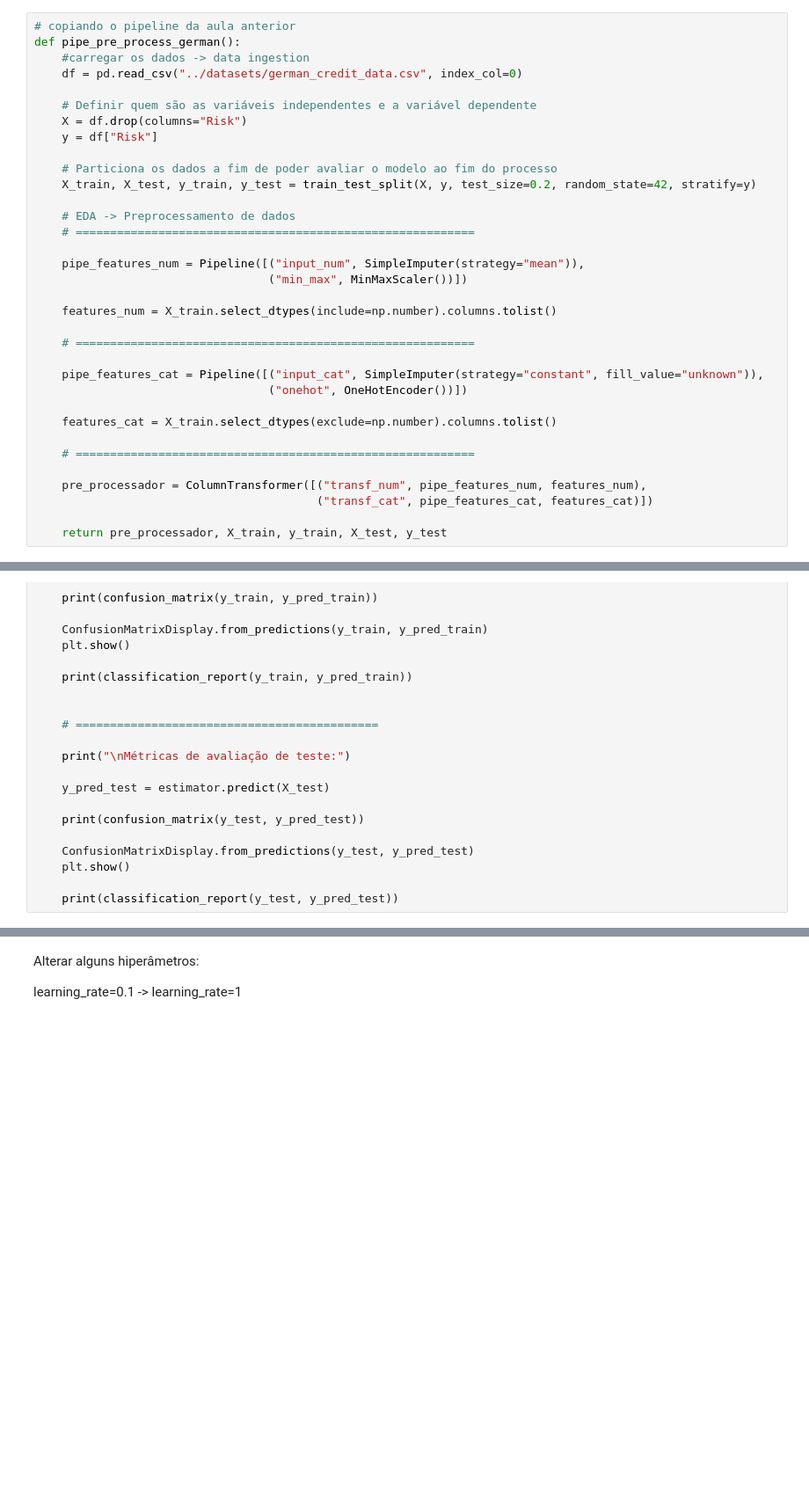
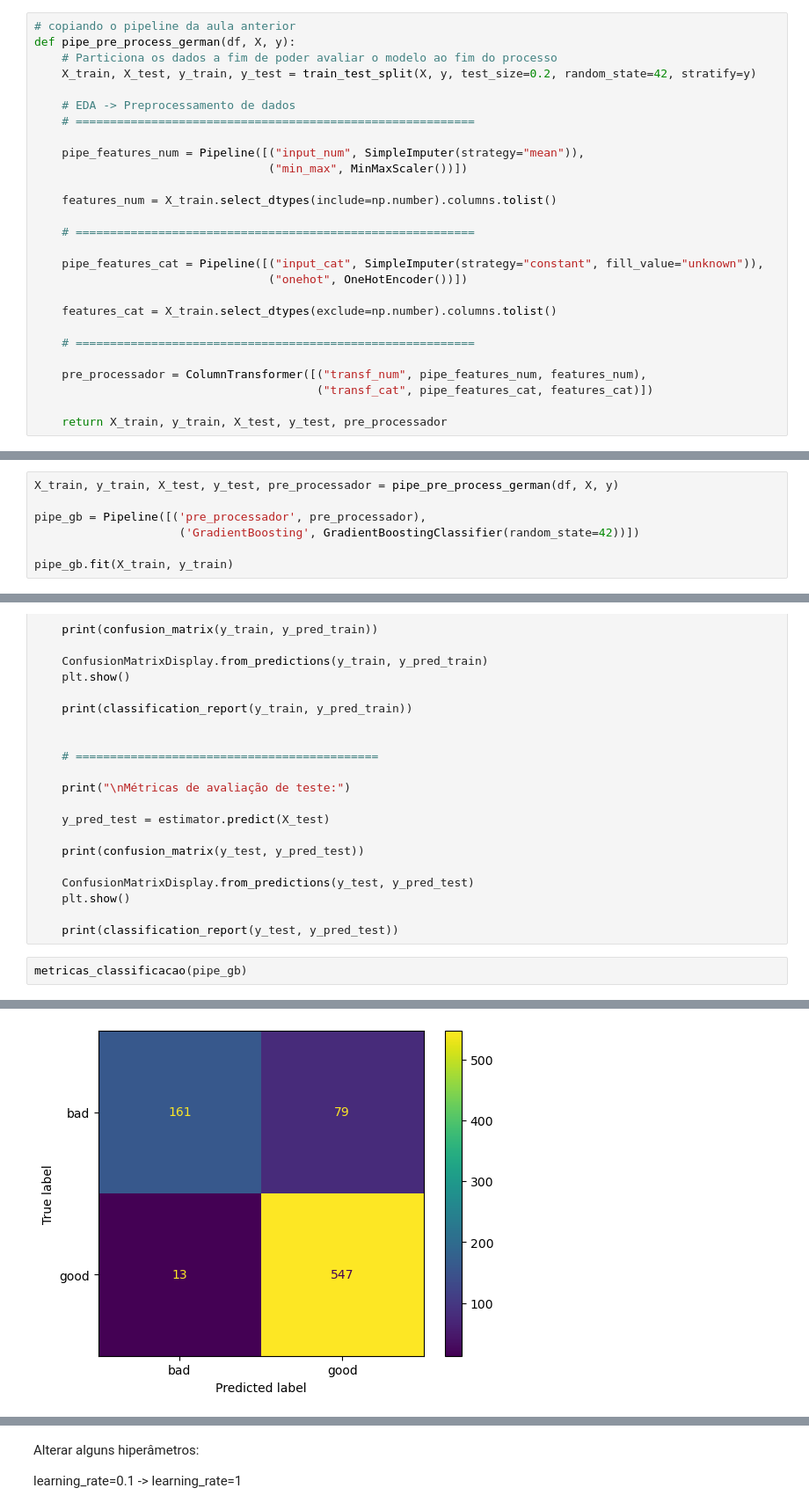
Before and after one commit to brunoissamo/Be-Tech-by-Braskem, a Jupyter notebook: Aula 03/3.2 Métodos Ensemble - parte II.ipynb, the cells around one changed output, grey strips where cells are left out. Shown at 88% size. Saved outputs shown, nothing was run; the diff lists cells and outputs as text; blank space fills up the shorter version.

```diff
--- a/Aula 03/3.2 Métodos Ensemble - parte II.ipynb
+++ b/Aula 03/3.2 Métodos Ensemble - parte II.ipynb
@@ -86,14 +86,7 @@ from sklearn.metrics import classification_report, confusion_matrix, ConfusionMa
 from sklearn.ensemble import GradientBoostingClassifier
 # %%
 # copiando o pipeline da aula anterior
-def pipe_pre_process_german():
-    #carregar os dados -> data ingestion
-    df = pd.read_csv("../datasets/german_credit_data.csv", index_col=0)
-
-    # Definir quem são as variáveis independentes e a variável dependente
-    X = df.drop(columns="Risk")
-    y = df["Risk"]
-
+def pipe_pre_process_german(df, X, y):
     # Particiona os dados a fim de poder avaliar o modelo ao fim do processo
     X_train, X_test, y_train, y_test = train_test_split(X, y, test_size=0.2, random_state=42, stratify=y)
 
@@ -117,4 +110,4 @@ def pipe_pre_process_german():
     pre_processador = ColumnTransformer([("transf_num", pipe_features_num, features_num),
                                          ("transf_cat", pipe_features_cat, features_cat)])
 
-    return pre_processador, X_train, y_train, X_test, y_test
+    return X_train, y_train, X_test, y_test, pre_processador
@@ -120,0 +120,7 @@ def pipe_pre_process_german():
+# %%
+X_train, y_train, X_test, y_test, pre_processador = pipe_pre_process_german(df, X, y)
+
+pipe_gb = Pipeline([('pre_processador', pre_processador),
+                     ('GradientBoosting', GradientBoostingClassifier(random_state=42))])
+
+pipe_gb.fit(X_train, y_train)
@@ -147,3 +171,6 @@ def metricas_classificacao(estimator):
     plt.show()
 
     print(classification_report(y_test, y_pred_test))
+# %%
+metricas_classificacao(pipe_gb)
+# %% [output]
@@ -149,0 +180 @@ def metricas_classificacao(estimator):
+[figure, added]
```
Also changed, not shown: parts of 15 cells of this notebook, 2 other files.
